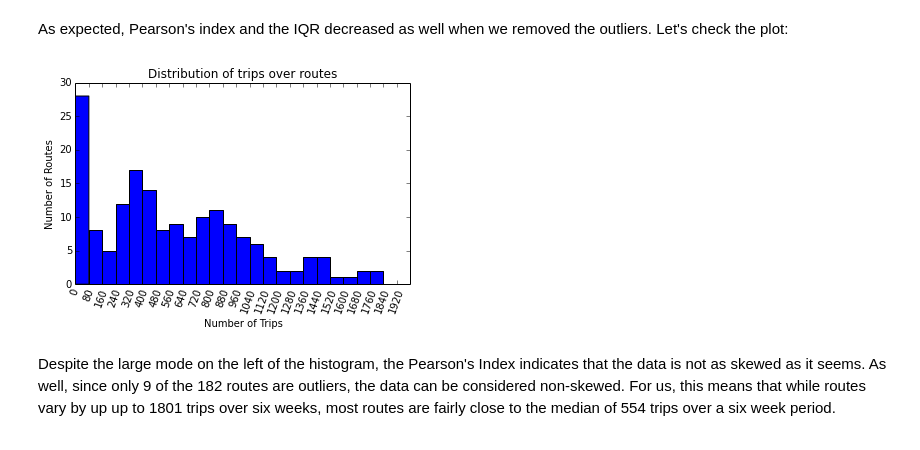
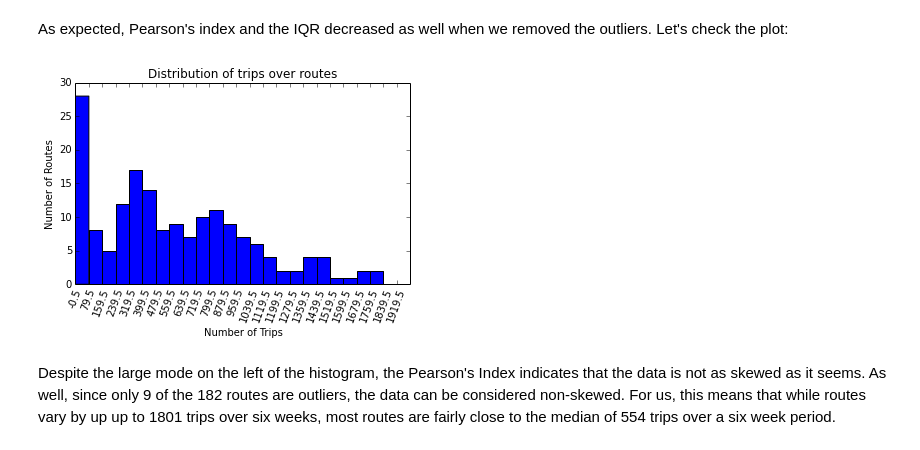
Before and after one commit to ericye16/TTC-Report, a Jupyter notebook: Data Summative.ipynb, the cells around one changed output. Drawn from its saved outputs; the diff is of its cells as text; code cells hidden in the pictures.

```diff
--- a/Data Summative.ipynb
+++ b/Data Summative.ipynb
@@ -145,15 +146,15 @@ As expected, Pearson's index and the IQR decreased as well when we removed the o
 # %%
 fig, ax = plt.subplots(1,1)
 n, bins, patches = ax.hist(trips_series, bins=25,
                             align='mid', range=(0, 2000))
 plt.xlabel('Number of Trips')
 plt.ylabel('Number of Routes')
 plt.title('Distribution of trips over routes')
 plt.xticks(rotation=70)
-ax.set_xticks(bins[:-1])
+plt.xticks(bins[:-1],['%.1f' % (x-0.5) for x in bins[:-1]])
 plt.subplots_adjust(bottom=0.2)
 # %% [output]
-[figure, old version]
+[figure, new version]
 # %% [markdown]
 Despite the large mode on the left of the histogram, the Pearson's Index indicates that the data is not as skewed as it seems. As well, since only 9 of the 182 routes are outliers, the data can be considered non-skewed. For us, this means that while routes vary by up up to 1801 trips over six weeks, most routes are fairly close to the median of 554 trips over a six week period.
 # %% [markdown]
```
Also changed, not shown: parts of 19 cells of this notebook, 1 other file.
